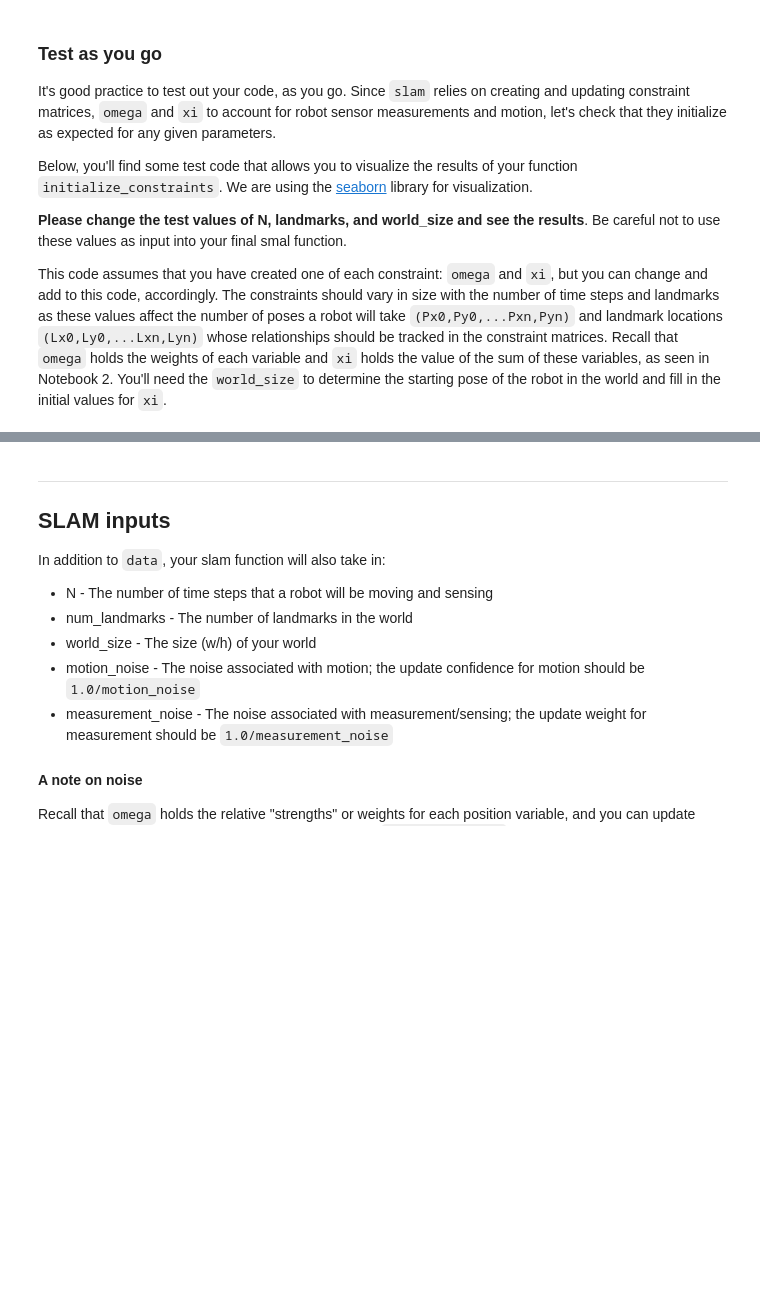
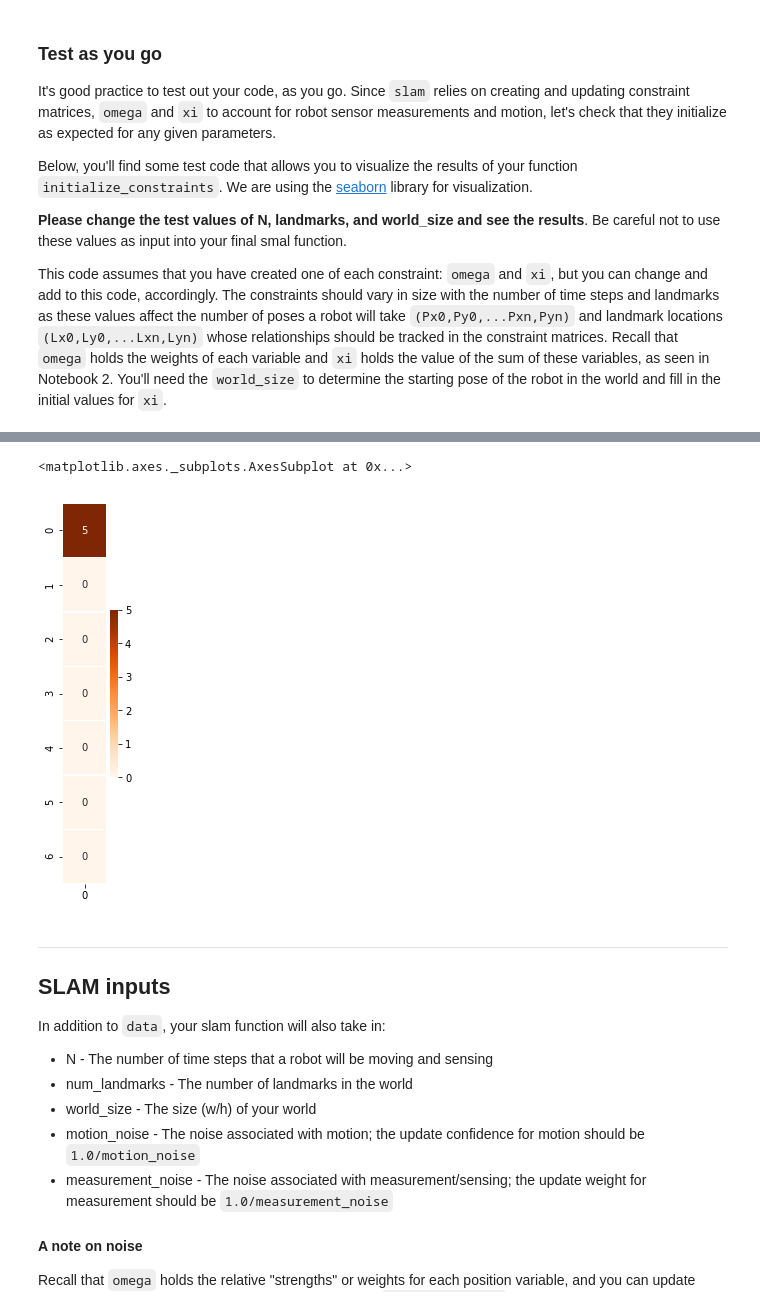
Before and after one commit to udacity/P3_Implement_SLAM, a Jupyter notebook: 3. Landmark Detection and Tracking.ipynb, the cells around one changed output, grey strips where cells are left out. Drawn from its saved outputs; the diff is of its cells as text; code cells hidden in the pictures; blank space fills up the shorter version.

```diff
--- a/3. Landmark Detection and Tracking.ipynb
+++ b/3. Landmark Detection and Tracking.ipynb
@@ -158,9 +184,12 @@ sns.heatmap(DataFrame(initial_omega), cmap='Blues', annot=True, linewidths=.5)
 # %%
 # define  figure size
 plt.rcParams["figure.figsize"] = (1,7)
 
 # display xi
-sns.heatmap(DataFrame(initial_xi), cmap='Oranges', annot=True, linewidths=.5)
+sns.heatmap(DataFrame(initial_xi_x), cmap='Oranges', annot=True, linewidths=.5)
+# %% [output]
+<matplotlib.axes._subplots.AxesSubplot at 0x...>
+[figure, added]
 # %% [markdown]
 ---
 ## SLAM inputs
```
Also changed, not shown: parts of 14 cells of this notebook, 2 other files.
